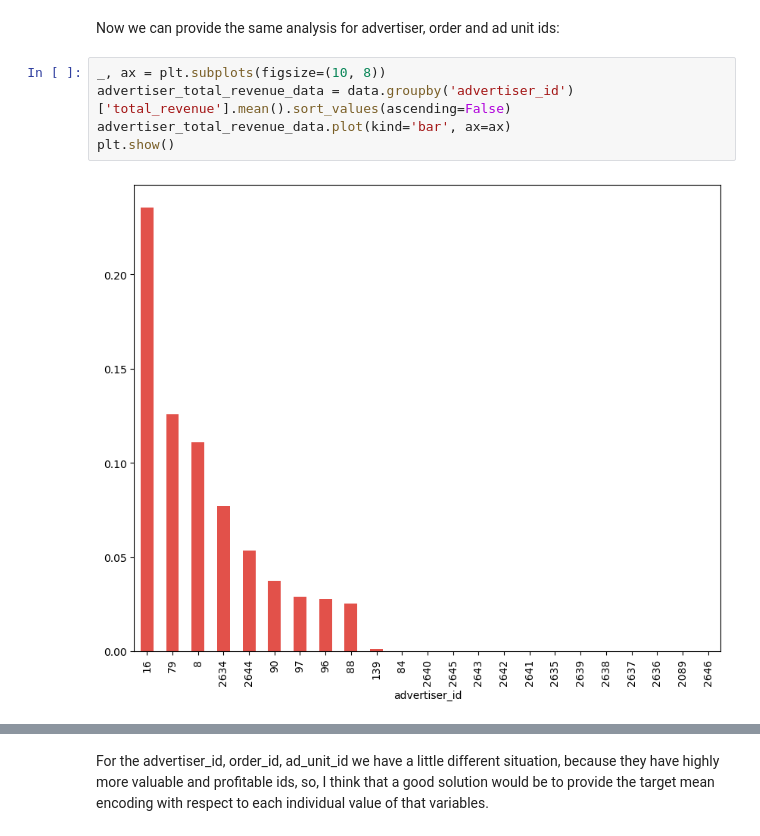
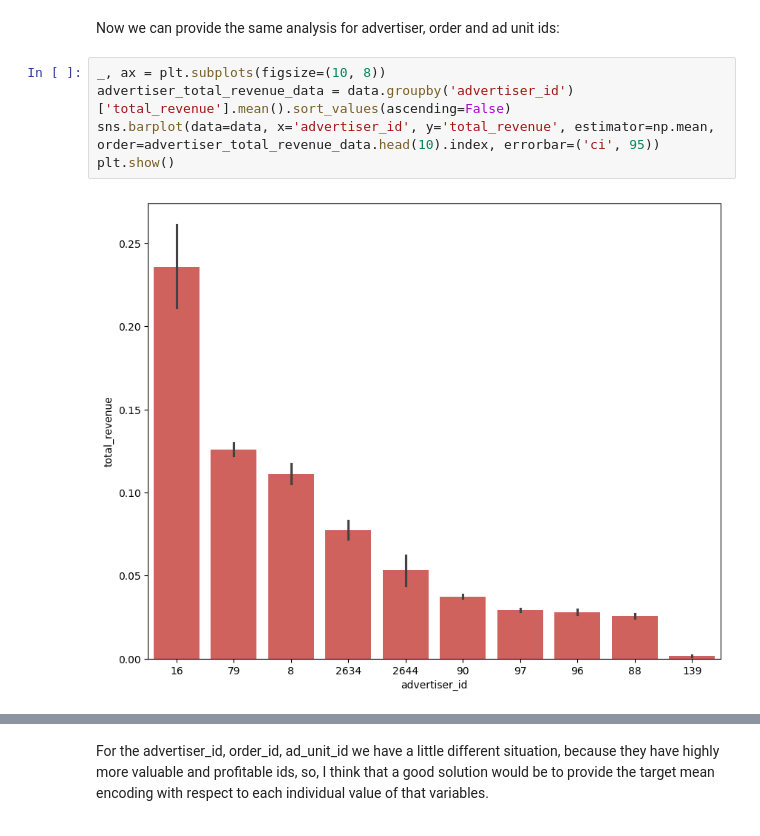
Before and after one commit to Arthur-UA/ad-tech-revenue-prediction, a Jupyter notebook: total_revenue_predicition.ipynb, the cells around one changed output, grey strips where cells are left out. Cells and saved outputs as stored; diff of their text form.

```diff
--- a/total_revenue_predicition.ipynb
+++ b/total_revenue_predicition.ipynb
@@ -340,10 +340,10 @@ Now we can provide the same analysis for advertiser, order and ad unit ids:
 # %%
 _, ax = plt.subplots(figsize=(10, 8))
 advertiser_total_revenue_data = data.groupby('advertiser_id')['total_revenue'].mean().sort_values(ascending=False)
-advertiser_total_revenue_data.plot(kind='bar', ax=ax)
+sns.barplot(data=data, x='advertiser_id', y='total_revenue', estimator=np.mean, order=advertiser_total_revenue_data.head(10).index, errorbar=('ci', 95))
 plt.show()
 # %% [output]
-[figure, old version]
+[figure, new version]
 # %%
 _, ax = plt.subplots(figsize=(10, 8))
 order_total_revenue_data = data.groupby('order_id')['total_revenue'].mean().sort_values(ascending=False)
```
Also changed, not shown: parts of 56 cells of this notebook, 1 other file.
